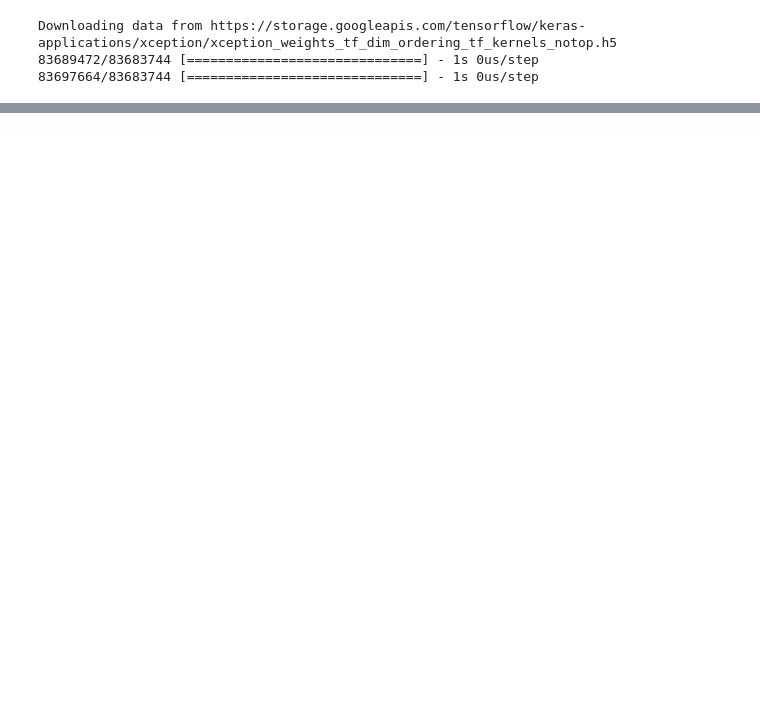
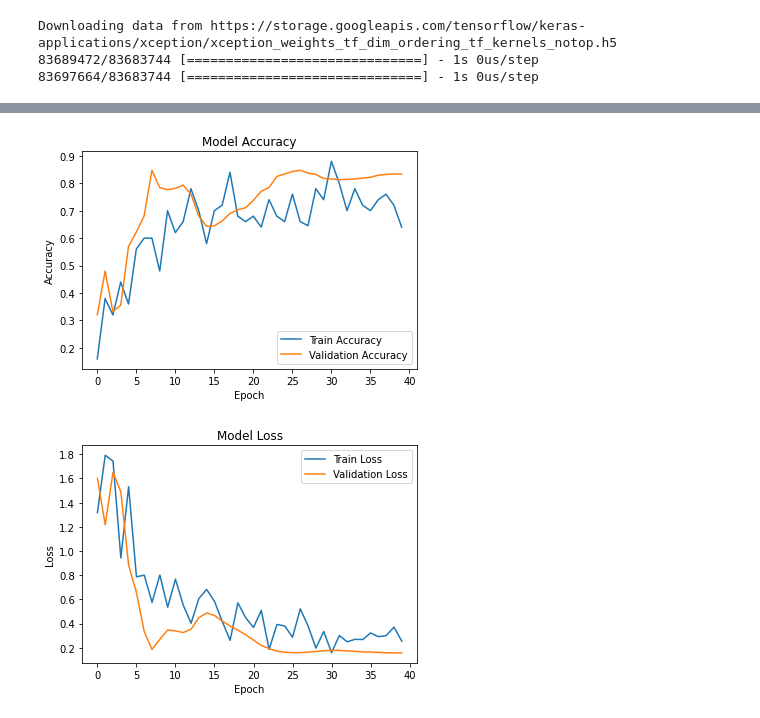
Before and after one commit to OmdenaAI/omdena-nigeria-foodsecurity, a Jupyter notebook: src/tasks/task-3-crop-disease-detection/Transfer_Learning_+_Own_FC.ipynb, the cells around one changed output, grey strips where cells are left out. Saved outputs shown, nothing was run; the diff lists cells and outputs as text; code cells hidden in the pictures; blank space fills up the shorter version.

```diff
--- a/src/tasks/task-3-crop-disease-detection/Transfer_Learning_+_Own_FC.ipynb
+++ b/src/tasks/task-3-crop-disease-detection/Transfer_Learning_+_Own_FC.ipynb
@@ -97,7 +138,7 @@ def build_model(pretrained_model):
   model.add(Dropout(0.5))
   model.add(Dense(4, activation='softmax'))
 
-  model.compile(optimizer=Adam(learning_rate = LEARNING_RATE), loss='categorical_crossentropy', metrics=['accuracy'])
+  model.compile(optimizer=Adam(learning_rate = LEARNING_RATE), loss=focal_loss(alpha=1), metrics=['accuracy'])
 
   return model
 # %%
@@ -118,4 +159,4 @@ def train_model(model, name):
                     callbacks = [checkpoint])
   return history
 # %%
-xcep_hist = train_model(build_model(xception_model), 'xception_rf')
+xcep_hist = train_model(build_model(xception_model), 'xception_fc')
@@ -121,0 +183,31 @@ xcep_hist = train_model(build_model(xception_model), 'xception_rf')
+# %%
+import matplotlib.pyplot as plt
+
+def plot_acc_loss(trained_model):
+  train_acc = trained_model.history['accuracy']
+  val_acc = trained_model.history['val_accuracy']
+  train_loss = trained_model.history['loss']
+  val_loss = trained_model.history['val_loss']
+
+  plt.figure()
+  plt.plot(train_acc)
+  plt.plot(val_acc)
+  plt.title('Model Accuracy')
+  plt.xlabel('Epoch')
+  plt.ylabel('Accuracy')
+  plt.legend(['Train Accuracy', 'Validation Accuracy'], loc = 'lower right')
+  plt.show()
+
+  plt.figure()
+  plt.plot(train_loss)
+  plt.plot(val_loss)
+  plt.title('Model Loss')
+  plt.xlabel('Epoch')
+  plt.ylabel('Loss')
+  plt.legend(['Train Loss', 'Validation Loss'], loc = 'upper right')
+  plt.show()
+# %%
+plot_acc_loss(xcep_hist)
+# %% [output]
+[figure, added]
+[figure, added]
```
Also changed, not shown: parts of 11 cells of this notebook.
